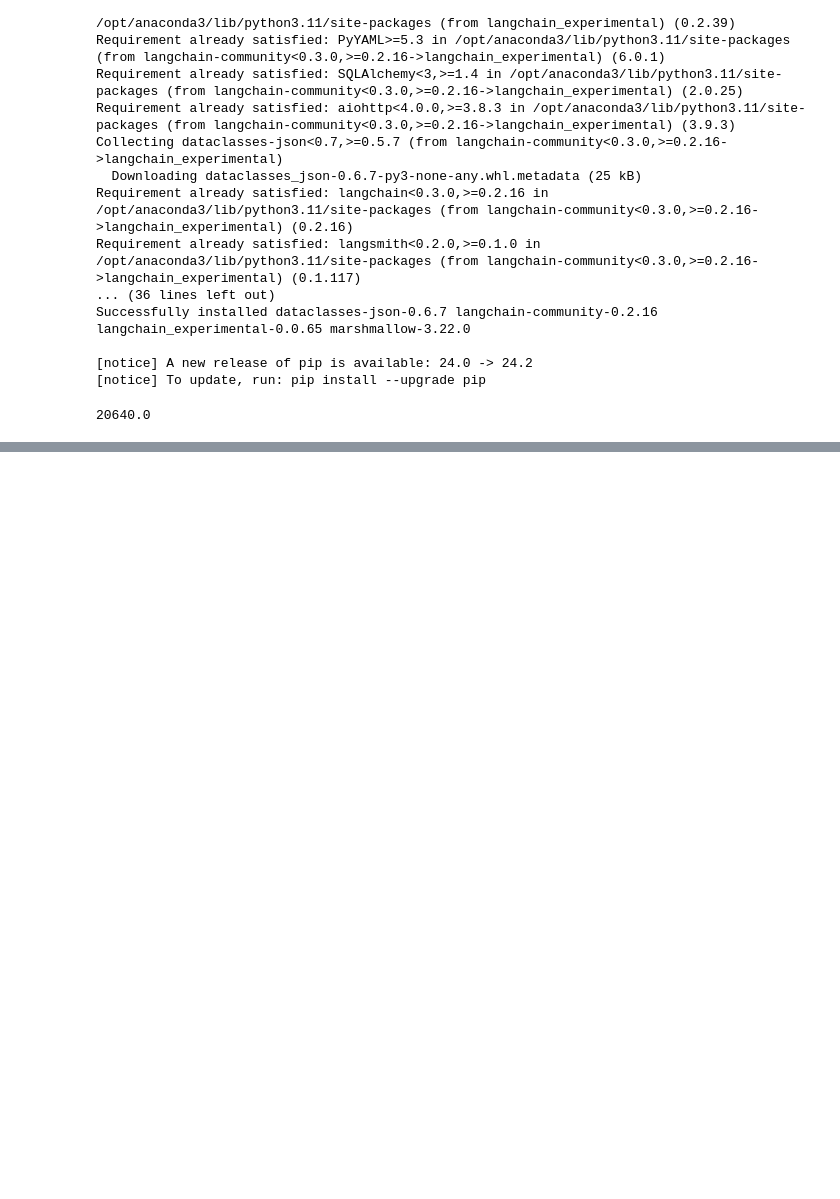
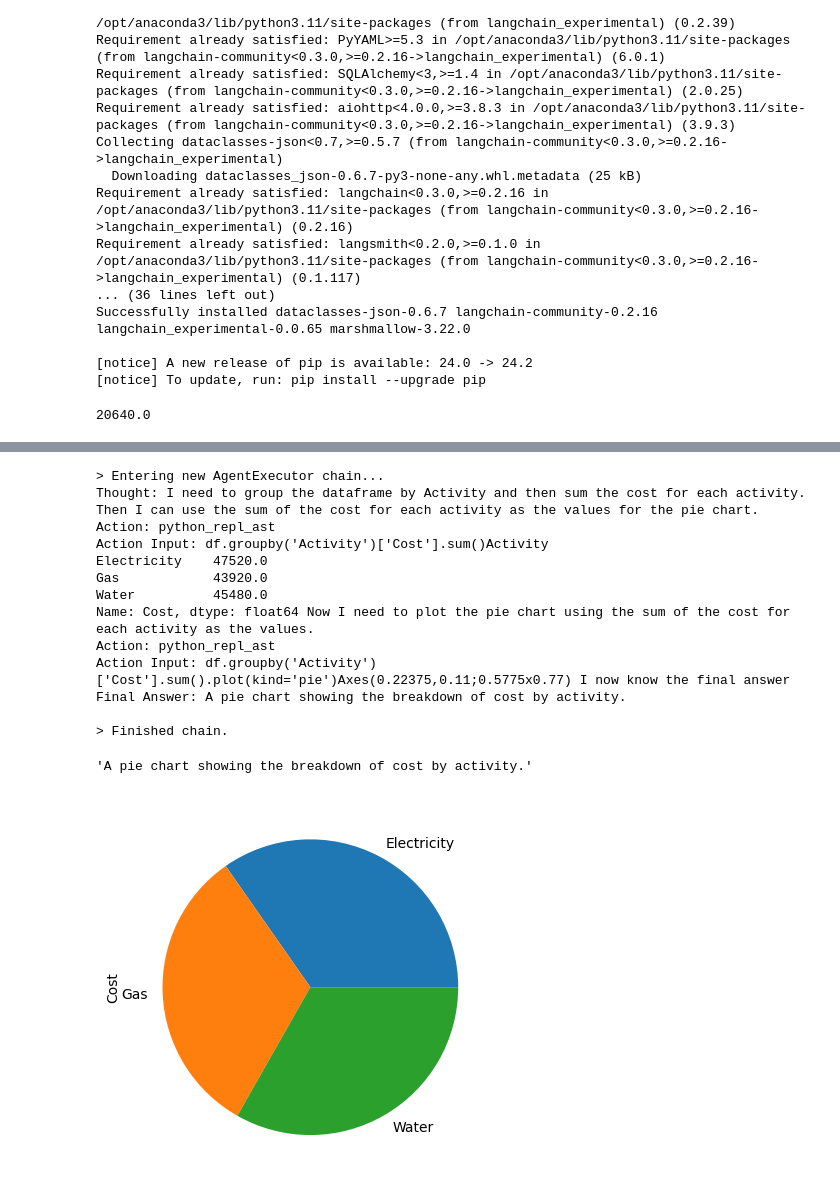
Before and after one commit to kishaiyan/splitmateez, a Jupyter notebook: LLM.ipynb, the cells around one changed output, grey strips where cells are left out. Saved outputs shown, nothing was run; the diff lists cells and outputs as text; code cells hidden in the pictures; blank space fills up the shorter version.

```diff
--- a/LLM.ipynb
+++ b/LLM.ipynb
@@ -167,0 +217,18 @@ Final Answer: 26880.0
+# %%
+agent.run("Create a pie chart with the Activity cost to the total cost")
+# %% [output]
+> Entering new AgentExecutor chain...
+Thought: I need to group the dataframe by Activity and then sum the cost for each activity. Then I can use the sum of the cost for each activity as the values for the pie chart.
+Action: python_repl_ast
+Action Input: df.groupby('Activity')['Cost'].sum()Activity
+Electricity    47520.0
+Gas            43920.0
+Water          45480.0
+Name: Cost, dtype: float64 Now I need to plot the pie chart using the sum of the cost for each activity as the values.
+Action: python_repl_ast
+Action Input: df.groupby('Activity')['Cost'].sum().plot(kind='pie')Axes(0.22375,0.11;0.5775x0.77) I now know the final answer
+Final Answer: A pie chart showing the breakdown of cost by activity.
+
+> Finished chain.
+'A pie chart showing the breakdown of cost by activity.'
+[figure, added]
```
Also changed, not shown: parts of 12 cells of this notebook.
